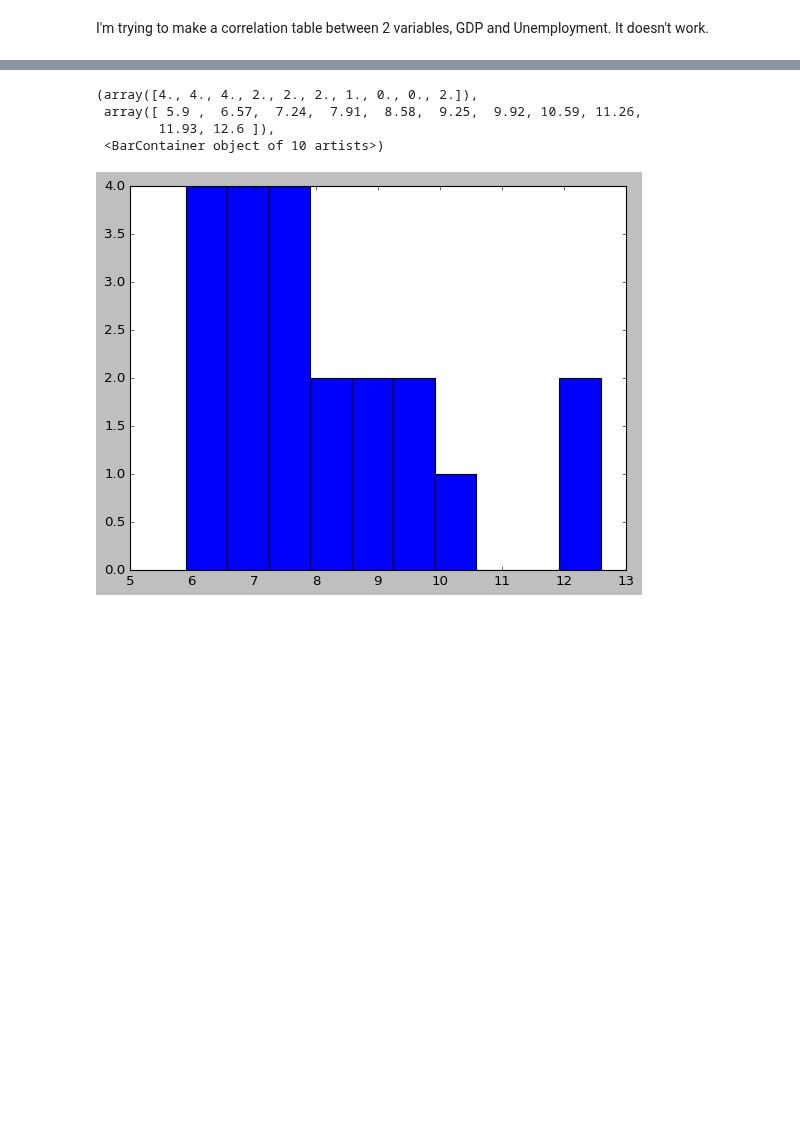
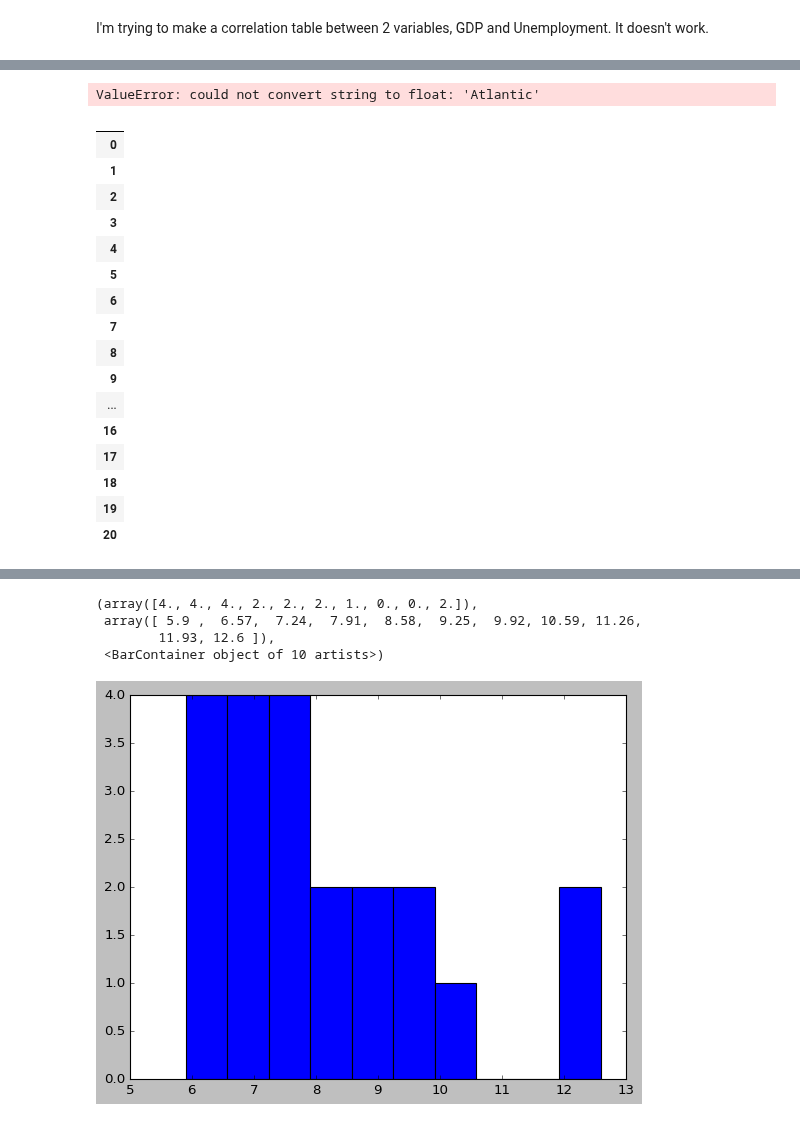
Before and after one commit to shirleyrutgers/DataVis, a Jupyter notebook: PS2.ipynb, the cells around one changed output, grey strips where cells are left out. Drawn from its saved outputs; the diff is of its cells as text; code cells hidden in the pictures; blank space fills up the shorter version.

```diff
--- a/PS2.ipynb
+++ b/PS2.ipynb
@@ -675,2 +686,26 @@ I'm trying to make a correlation table between 2 variables, GDP and Unemployment
+# %%
+df1.corr()
+# %% [output]
+ValueError: could not convert string to float: 'Atlantic'
+# %%
+df1.select_dtypes(include=['int16'])
+# %% [output]
+|  |
+| 0 |
+| 1 |
+| 2 |
+| 3 |
+| 4 |
+| 5 |
+| 6 |
+| 7 |
+| 8 |
+| 9 |
+| ... |
+| 16 |
+| 17 |
+| 18 |
+| 19 |
+| 20 |
 # %%
 #can color any table output, say corr matrix
```
Also changed, not shown: parts of 4 cells of this notebook.
